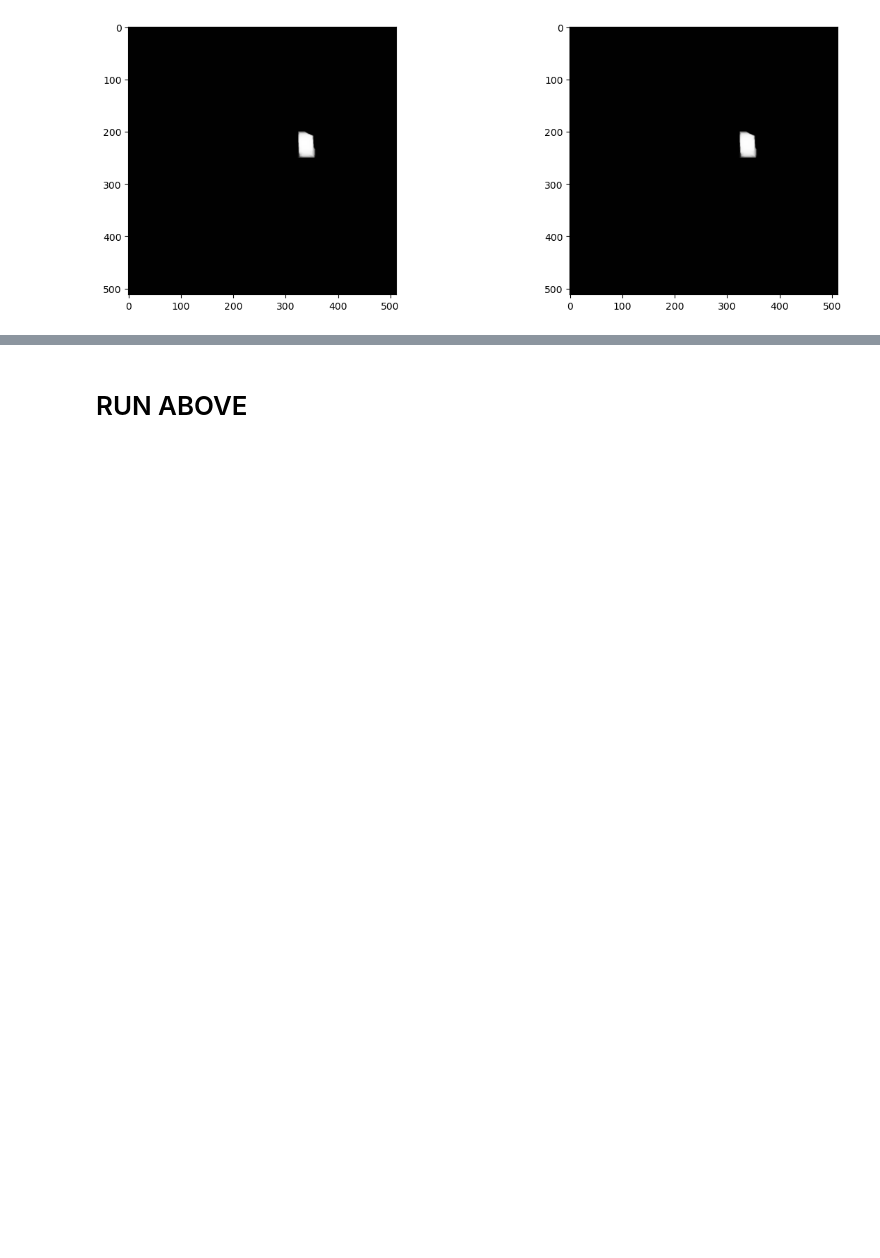
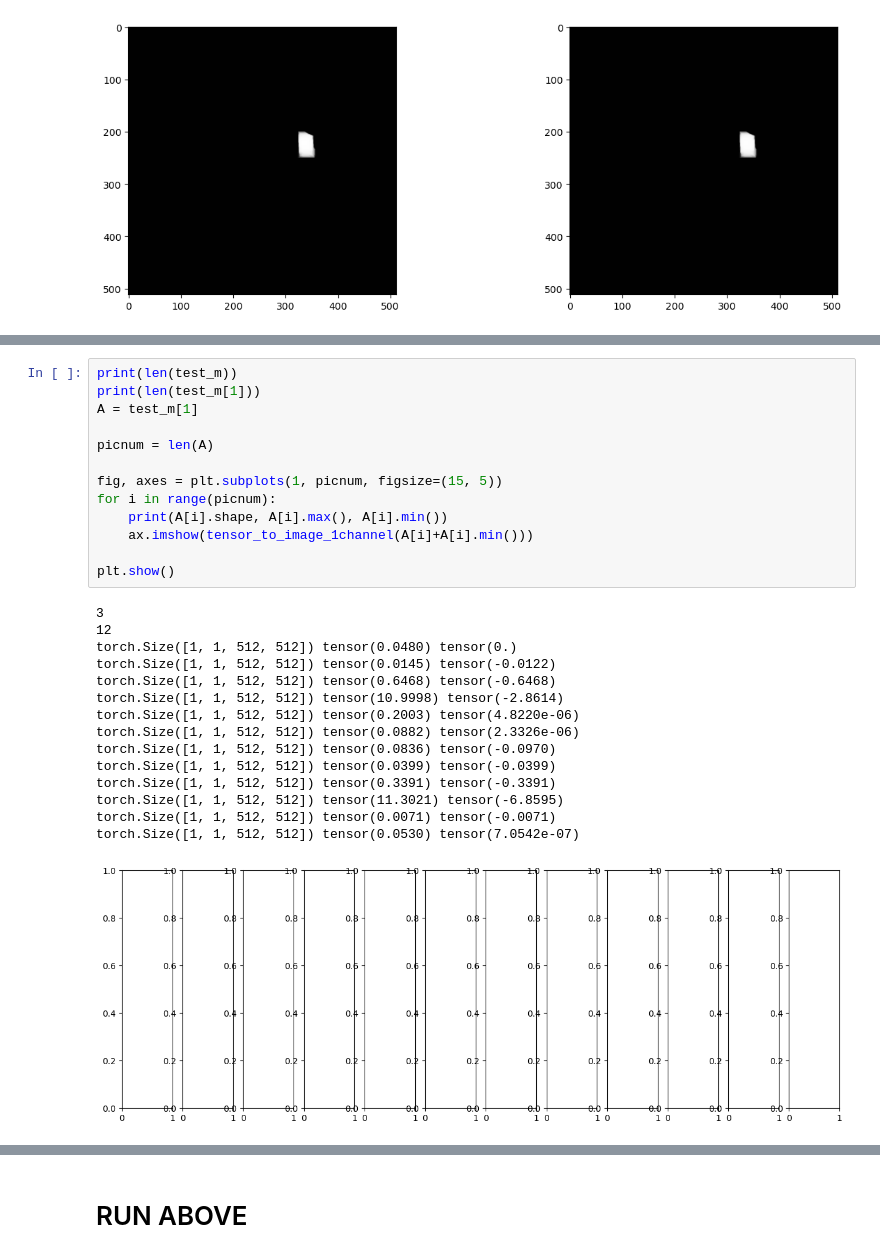
Before and after one commit to jzkaknckx/Conscious-demo, a Jupyter notebook: src/test_memorypoolForJune2.ipynb, the cells around one changed output, grey strips where cells are left out. Drawn from its saved outputs; the diff is of its cells as text; blank space fills up the shorter version.

```diff
--- a/src/test_memorypoolForJune2.ipynb
+++ b/src/test_memorypoolForJune2.ipynb
@@ -329 +347,30 @@ tensor(0.)
+# %%
+print(len(test_m))
+print(len(test_m[1]))
+A = test_m[1]
+
+picnum = len(A)
+
+fig, axes = plt.subplots(1, picnum, figsize=(15, 5))
+for i in range(picnum):
+    print(A[i].shape, A[i].max(), A[i].min())
+    ax.imshow(tensor_to_image_1channel(A[i]+A[i].min()))
+
+plt.show()
+# %% [output]
+3
+12
+torch.Size([1, 1, 512, 512]) tensor(0.0480) tensor(0.)
+torch.Size([1, 1, 512, 512]) tensor(0.0145) tensor(-0.0122)
+torch.Size([1, 1, 512, 512]) tensor(0.6468) tensor(-0.6468)
+torch.Size([1, 1, 512, 512]) tensor(10.9998) tensor(-2.8614)
+torch.Size([1, 1, 512, 512]) tensor(0.2003) tensor(4.8220e-06)
+torch.Size([1, 1, 512, 512]) tensor(0.0882) tensor(2.3326e-06)
+torch.Size([1, 1, 512, 512]) tensor(0.0836) tensor(-0.0970)
+torch.Size([1, 1, 512, 512]) tensor(0.0399) tensor(-0.0399)
+torch.Size([1, 1, 512, 512]) tensor(0.3391) tensor(-0.3391)
+torch.Size([1, 1, 512, 512]) tensor(11.3021) tensor(-6.8595)
+torch.Size([1, 1, 512, 512]) tensor(0.0071) tensor(-0.0071)
+torch.Size([1, 1, 512, 512]) tensor(0.0530) tensor(7.0542e-07)
+[figure, added]
 # %%
```
Also changed, not shown: parts of 10 cells of this notebook, 2 other files.
